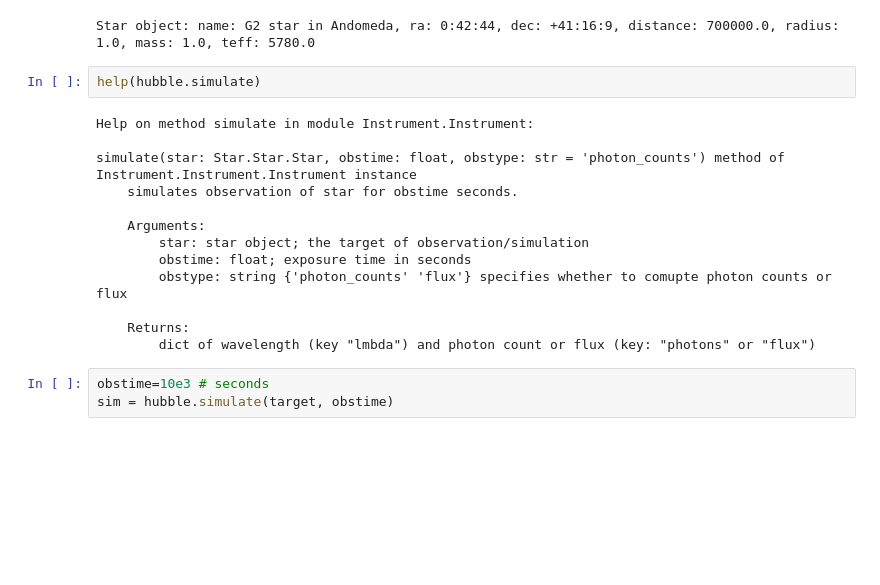
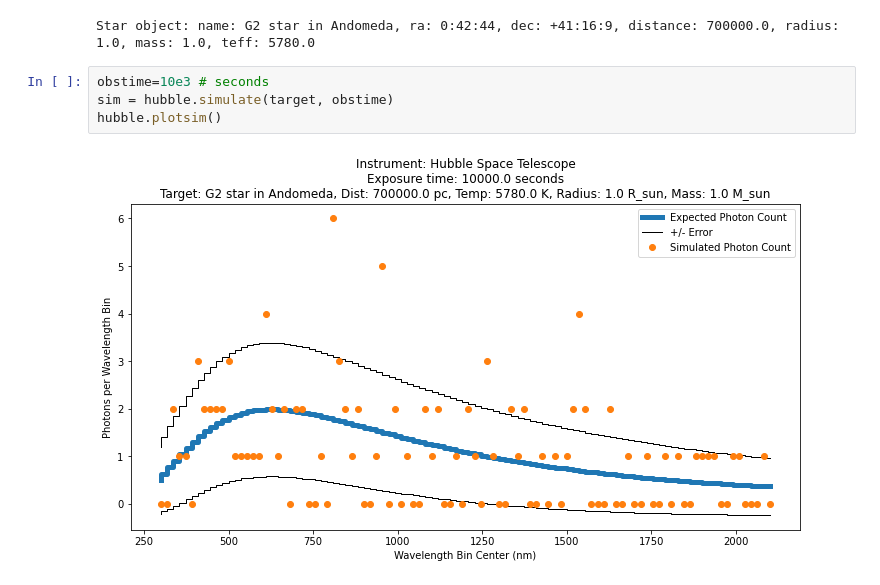
Before and after one commit to kevinmcmanus/ASTR3800, a Jupyter notebook: Assignment7/McManus7.ipynb, the cells around one changed output. Drawn from its saved outputs; the diff is of its cells as text; blank space fills up the shorter version.

```diff
--- a/Assignment7/McManus7.ipynb
+++ b/Assignment7/McManus7.ipynb
@@ -381,21 +407,9 @@ target = Star('G2 star in Andomeda', ra='0:42:44', dec='+41:16:9', distance=7e5,
 target
 # %% [output]
 Star object: name: G2 star in Andomeda, ra: 0:42:44, dec: +41:16:9, distance: 700000.0, radius: 1.0, mass: 1.0, teff: 5780.0
-# %%
-help(hubble.simulate)
-# %% [output]
-Help on method simulate in module Instrument.Instrument:
-
-simulate(star: Star.Star.Star, obstime: float, obstype: str = 'photon_counts') method of Instrument.Instrument.Instrument instance
-    simulates observation of star for obstime seconds.
-
-    Arguments:
-        star: star object; the target of observation/simulation
-        obstime: float; exposure time in seconds
-        obstype: string {'photon_counts' 'flux'} specifies whether to comupte photon counts or flux
-
-    Returns:
-        dict of wavelength (key "lmbda") and photon count or flux (key: "photons" or "flux")
 # %%
 obstime=10e3 # seconds
 sim = hubble.simulate(target, obstime)
+hubble.plotsim()
+# %% [output]
+[figure, added]
```
Also changed, not shown: parts of 28 cells of this notebook, 2 other files.
